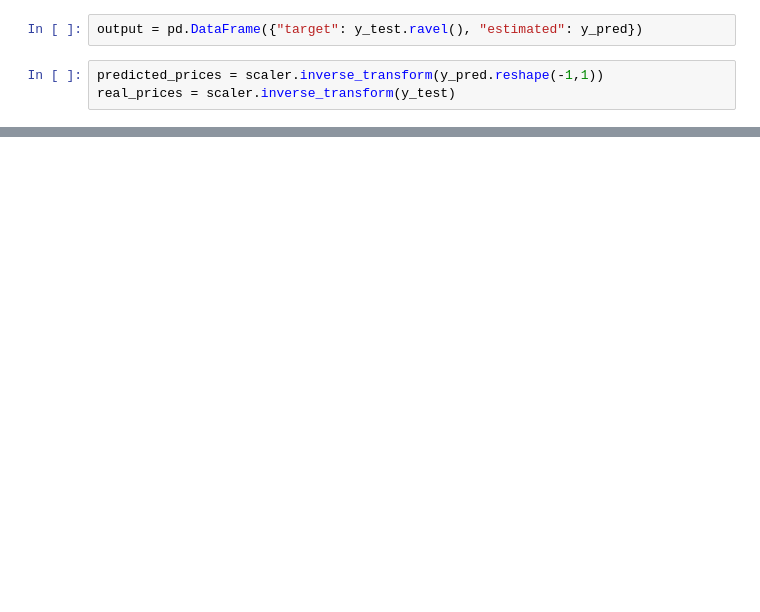
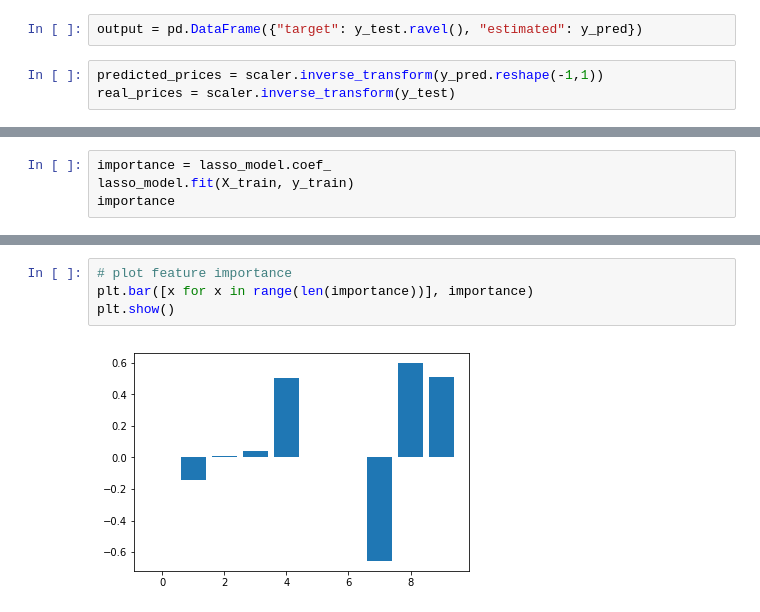
Before and after one commit to vweinblatt123/CF-Project2, a Jupyter notebook: Katrina/Lasso_training.ipynb, the cells around one changed output, grey strips where cells are left out. Drawn from its saved outputs; the diff is of its cells as text; blank space fills up the shorter version.

```diff
--- a/Katrina/Lasso_training.ipynb
+++ b/Katrina/Lasso_training.ipynb
@@ -174,0 +145,4 @@ AttributeError: 'DataFrame' object has no attribute 'feature_importances_'
+# %%
+importance = lasso_model.coef_
+lasso_model.fit(X_train, y_train)
+importance
@@ -174,0 +166,6 @@ AttributeError: 'DataFrame' object has no attribute 'feature_importances_'
+# %%
+# plot feature importance
+plt.bar([x for x in range(len(importance))], importance)
+plt.show()
+# %% [output]
+[figure, added]
```
Also changed, not shown: parts of 14 cells of this notebook, 3 other files.
